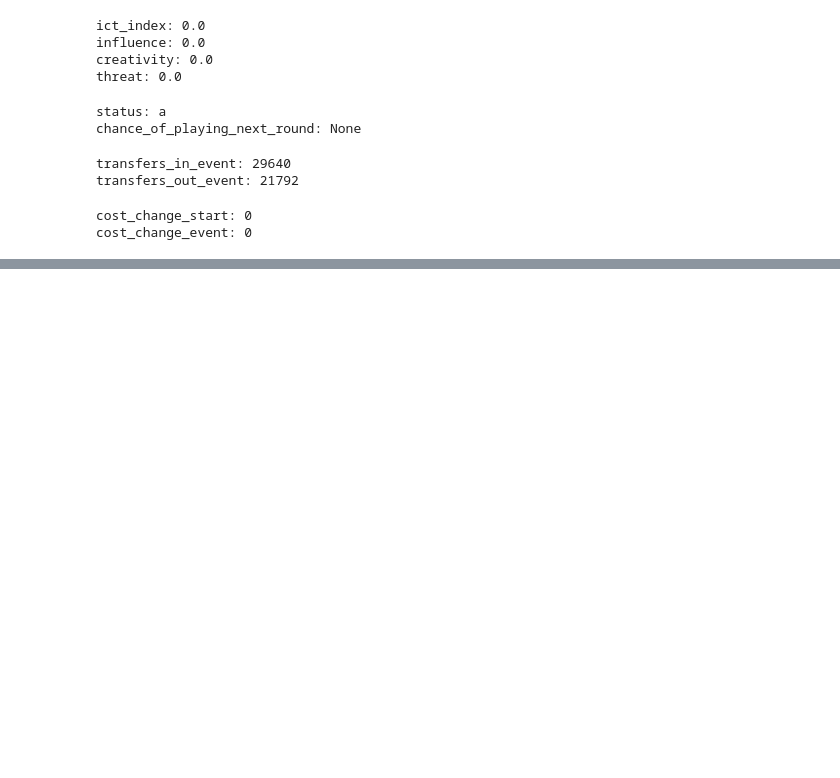
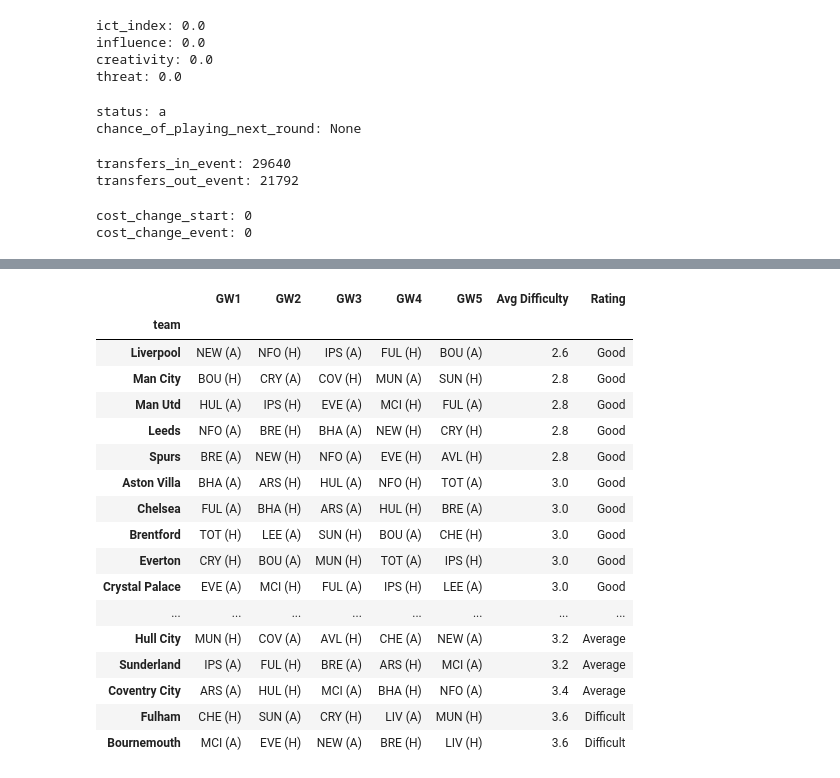
Before and after one commit to ManasMalik-1/FPL-Edge, a Jupyter notebook: notebooks/day2_fpl_api_exploration.ipynb, the cells around one changed output, grey strips where cells are left out. Drawn from its saved outputs; the diff is of its cells as text; code cells hidden in the pictures; blank space fills up the shorter version.

```diff
--- a/notebooks/day2_fpl_api_exploration.ipynb
+++ b/notebooks/day2_fpl_api_exploration.ipynb
@@ -236,0 +713,78 @@ cost_change_event: 0
+# %%
+# Create a short name mapping for teams
+team_short_names = {
+    "Arsenal": "ARS",
+    "Aston Villa": "AVL",
+    "Bournemouth": "BOU",
+    "Brentford": "BRE",
+    "Brighton": "BHA",
+    "Chelsea": "CHE",
+    "Coventry City": "COV",
+    "Crystal Palace": "CRY",
+    "Everton": "EVE",
+    "Fulham": "FUL",
+    "Hull City": "HUL",
+    "Ipswich Town": "IPS",
+    "Leeds": "LEE",
+    "Liverpool": "LIV",
+    "Man City": "MCI",
+    "Man Utd": "MUN",
+    "Newcastle": "NEW",
+    "Nott'm Forest": "NFO",
+    "Spurs": "TOT",
+    "Sunderland": "SUN"
+}
+
+# Convert full opponent names in the fixture table to short names
+for column in ["GW1", "GW2", "GW3", "GW4", "GW5"]:
+
+    fixture_table[column] = fixture_table[column].apply(
+        lambda x: (
+            team_short_names.get(
+                x.rsplit(" (", 1)[0].split(" - ")[0],
+                x.rsplit(" (", 1)[0].split(" - ")[0]
+            )
+            + " ("
+            + x.rsplit("(", 1)[1].split(")", 1)[0]
+            + ")"
+        )
+    )
+
+# Add fixture rating based on average difficulty
+def get_fixture_rating(avg_difficulty):
+    if avg_difficulty <= 2.5:
+        return "Excellent"
+    elif avg_difficulty <= 3.0:
+        return "Good"
+    elif avg_difficulty <= 3.5:
+        return "Average"
+    elif avg_difficulty <= 4.0:
+        return "Difficult"
+    else:
+        return "Very Difficult"
+
+
+fixture_table["Rating"] = fixture_table["Avg Difficulty"].apply(
+    get_fixture_rating
+)
+
+fixture_table
+# %% [output]
+|  | GW1 | GW2 | GW3 | GW4 | GW5 | Avg Difficulty | Rating |
+| team |  |  |  |  |  |  |  |
+| Liverpool | NEW (A) | NFO (H) | IPS (A) | FUL (H) | BOU (A) | 2.6 | Good |
+| Man City | BOU (H) | CRY (A) | COV (H) | MUN (A) | SUN (H) | 2.8 | Good |
+| Man Utd | HUL (A) | IPS (H) | EVE (A) | MCI (H) | FUL (A) | 2.8 | Good |
+| Leeds | NFO (A) | BRE (H) | BHA (A) | NEW (H) | CRY (H) | 2.8 | Good |
+| Spurs | BRE (A) | NEW (H) | NFO (A) | EVE (H) | AVL (H) | 2.8 | Good |
+| Aston Villa | BHA (A) | ARS (H) | HUL (A) | NFO (H) | TOT (A) | 3.0 | Good |
+| Chelsea | FUL (A) | BHA (H) | ARS (A) | HUL (H) | BRE (A) | 3.0 | Good |
+| Brentford | TOT (H) | LEE (A) | SUN (H) | BOU (A) | CHE (H) | 3.0 | Good |
+| Everton | CRY (H) | BOU (A) | MUN (H) | TOT (A) | IPS (H) | 3.0 | Good |
+| Crystal Palace | EVE (A) | MCI (H) | FUL (A) | IPS (H) | LEE (A) | 3.0 | Good |
+| ... | ... | ... | ... | ... | ... | ... | ... |
+| Hull City | MUN (H) | COV (A) | AVL (H) | CHE (A) | NEW (A) | 3.2 | Average |
+| Sunderland | IPS (A) | FUL (H) | BRE (A) | ARS (H) | MCI (A) | 3.2 | Average |
+| Coventry City | ARS (A) | HUL (H) | MCI (A) | BHA (H) | NFO (A) | 3.4 | Average |
+| Fulham | CHE (H) | SUN (A) | CRY (H) | LIV (A) | MUN (H) | 3.6 | Difficult |
+| Bournemouth | MCI (A) | EVE (H) | NEW (A) | BRE (H) | LIV (H) | 3.6 | Difficult |
```
Also changed, not shown: parts of 65 cells of this notebook, 2 other files.
